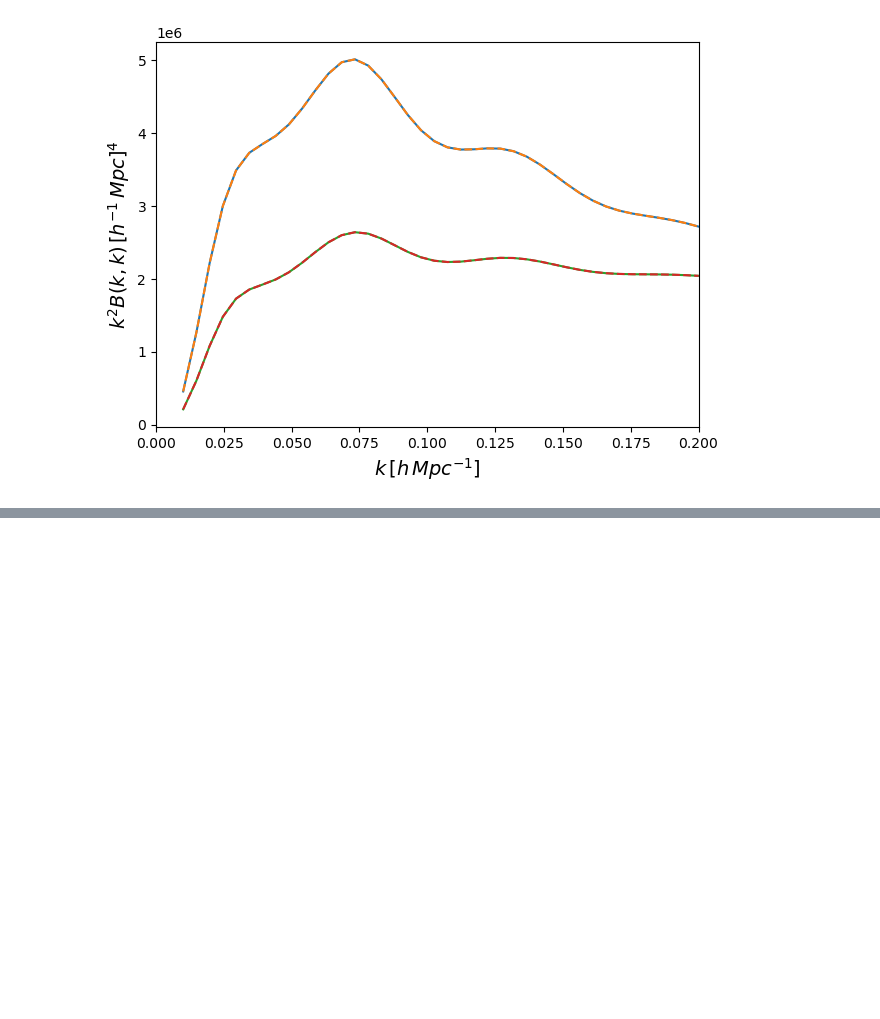
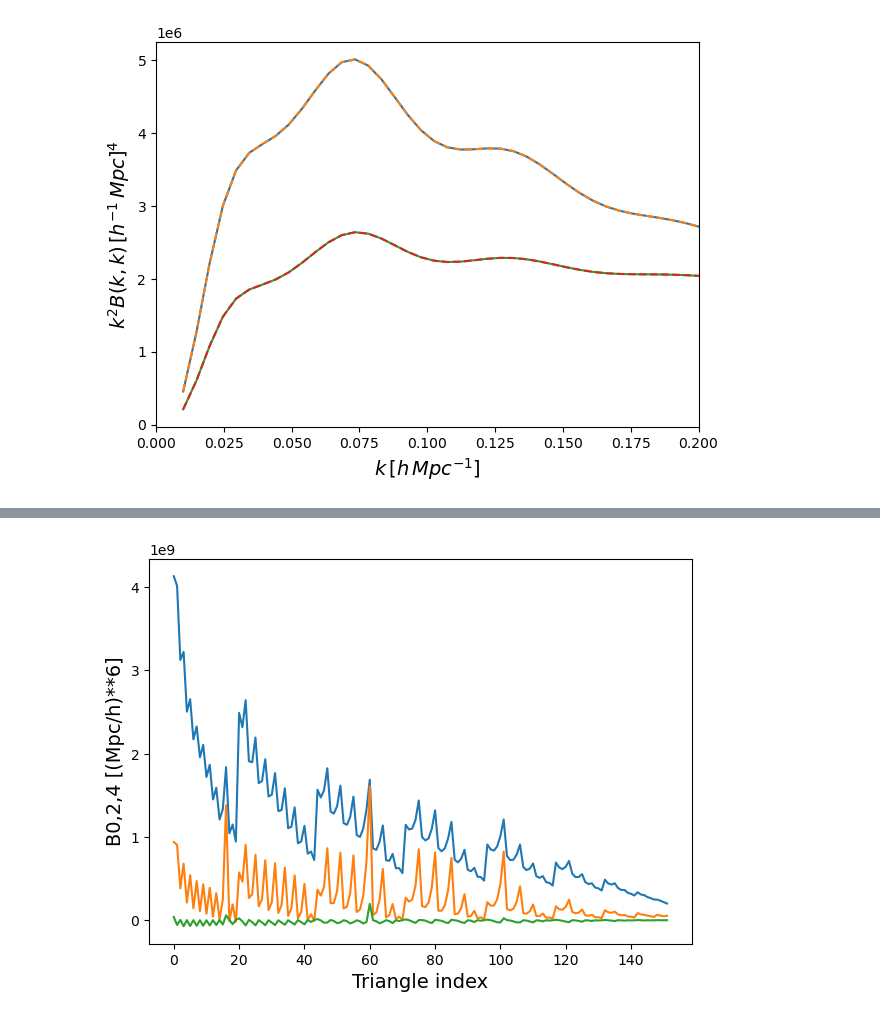
Before and after one commit to alejandroaviles/folpsD, a Jupyter notebook: example.ipynb, the cells around one changed output, grey strips where cells are left out. Saved outputs shown, nothing was run; the diff lists cells and outputs as text; code cells hidden in the pictures; blank space fills up the shorter version.

```diff
--- a/example.ipynb
+++ b/example.ipynb
@@ -93,7 +95,8 @@ c1,c2=-40,0
 X_FoG_bk=0
 
 bisp_nuis_params = [b1, b2, bs2, c1,c2,Pshot,Bshot, X_FoG_bk]
-bisp_cosmo_params = [(omega_cdm+omega_b+omega_ncdm)/h**2,h]
+OmM=(omega_cdm+omega_b+omega_ncdm)/h**2
+bisp_cosmo_params = [OmM,h]
 # %%
 k_ev = np.linspace(0.01,0.2, num = 40)
 k_ev_bk=np.vstack([k_ev,k_ev]).T   # List of pairs of k. (B=B(k1,k2))
@@ -232,0 +242,19 @@ plt.show()
+# %%
+data = np.loadtxt("../Bispectrum_Abacus_LRG2ndGen_cubic_0.txt")
+k1T  = data[:, 1]
+k2T  = data[:, 3]
+k3T  = data[:, 5]
+k1k2k3 = np.column_stack((k1T, k2T, k3T))
+
+# for i in range(len(k1k2k3)):
+#     x, y, z = sorted([k1T[i], k2T[i], k3T[i]])
+#     if x + y > z:
+#         if k1T[i] == x:
+#             v1=True
+#         if k2T[i] == y:
+#             v2=True
+#         if k3T[i] == x:
+#             v3=True
+#         print("valid_triangle",v1,v2,v3,k1T[i], k2T[i], k3T[i],x, y, z)
+
+np.savetxt("k1k2k3.txt", k1k2k3)
@@ -232,0 +263,3 @@ plt.show()
+# %%
+%%time
+B0,B2,B4, xx=FOLPS.Bisp_Scoccimarro_all(bisp_cosmo_params, bisp_nuis_params, k_pkl_pklnw, z_pk, k1k2k3)
@@ -232,0 +269,17 @@ plt.show()
+# %%
+
+
+fig, axs = plt.subplots(figsize=(7,5))
+axs.set_xlabel(r'Triangle index', fontsize =  14)
+axs.set_ylabel(r'B0,2,4 [(Mpc/h)**6]', fontsize =  14)
+
+# axs.plot(col2*col4*col6*B0/1, label=r'B0')
+
+axs.plot(B0, label=r'B0')
+axs.plot(B2, label=r'B0')
+axs.plot(B4, label=r'B0')
+# axs.plot(col2*col4*col6*B2/5, label=r'B0')
+
+plt.show()
+# %% [output]
+[figure, added]
```
Also changed, not shown: parts of 10 cells of this notebook, 2 other files.
